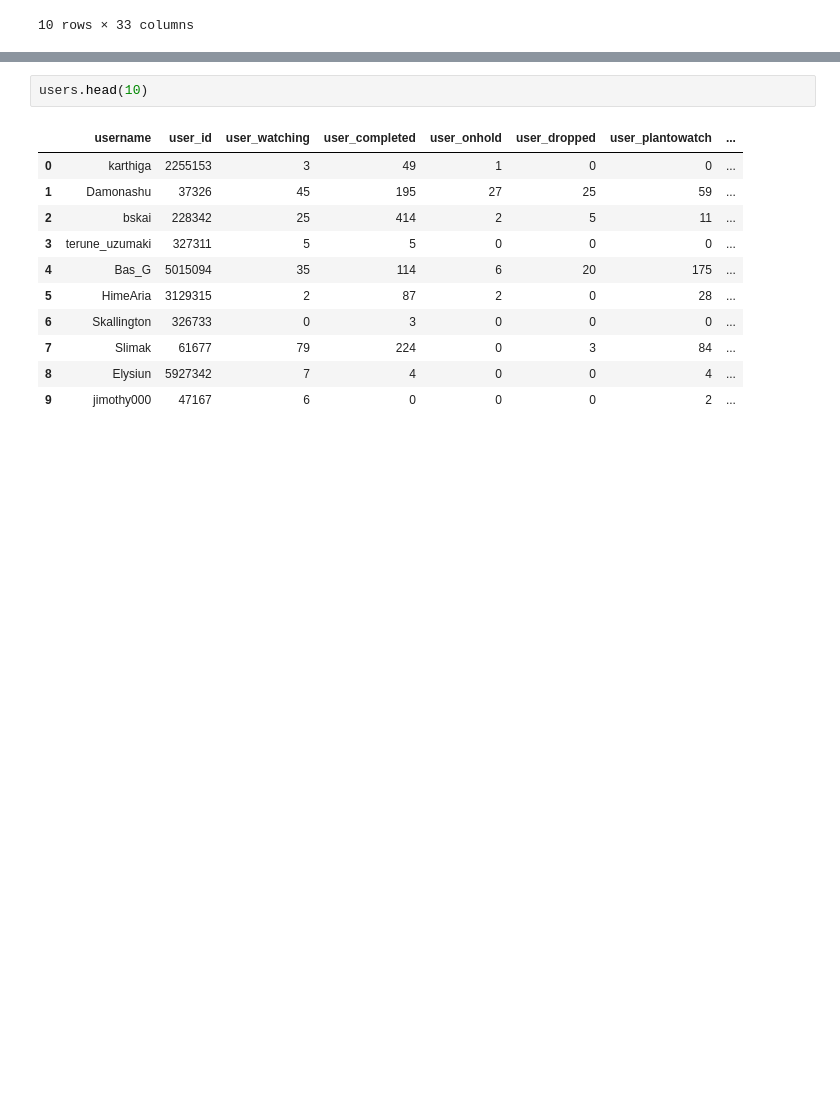
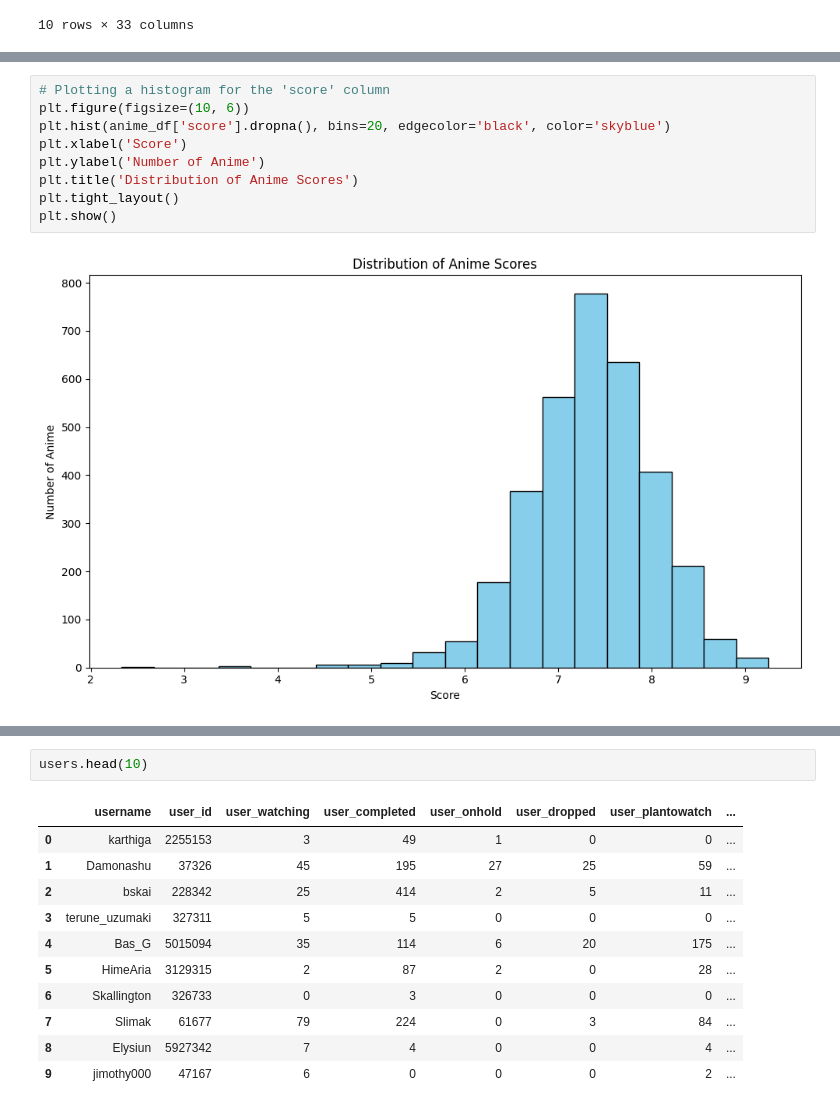
Before and after one commit to AbhijithKumble/Recommendation_System, a Jupyter notebook: analysis/Collaborative_filtering.ipynb, the cells around one changed output, grey strips where cells are left out. Drawn from its saved outputs; the diff is of its cells as text; blank space fills up the shorter version.

```diff
--- a/analysis/Collaborative_filtering.ipynb
+++ b/analysis/Collaborative_filtering.ipynb
@@ -37,0 +359,11 @@ anime.head(10)
+# %%
+# Plotting a histogram for the 'score' column
+plt.figure(figsize=(10, 6))
+plt.hist(anime_df['score'].dropna(), bins=20, edgecolor='black', color='skyblue')
+plt.xlabel('Score')
+plt.ylabel('Number of Anime')
+plt.title('Distribution of Anime Scores')
+plt.tight_layout()
+plt.show()
+# %% [output]
+[figure, added]
```
Also changed, not shown: parts of 156 cells of this notebook, 23 other files.
